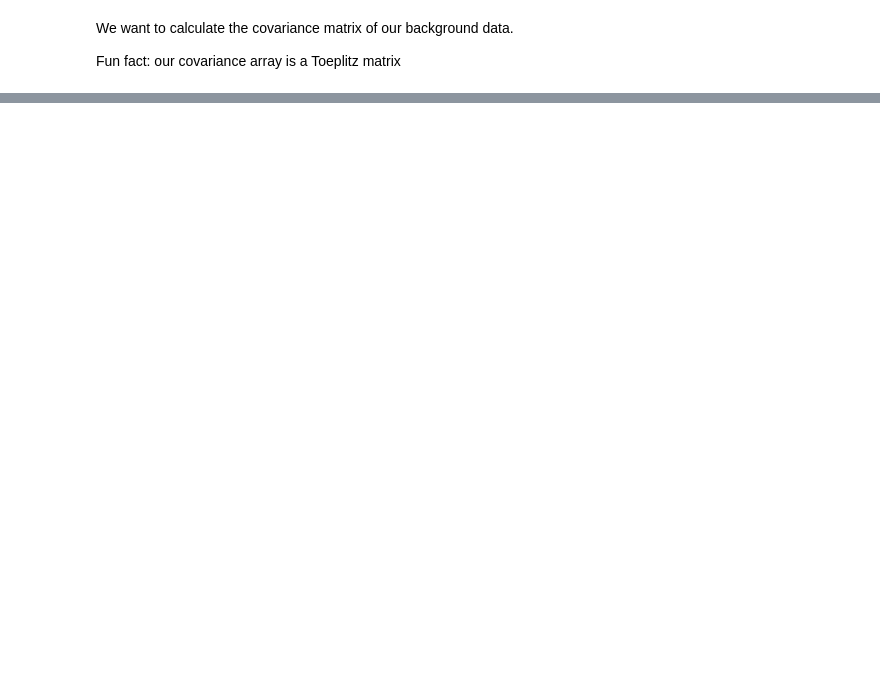
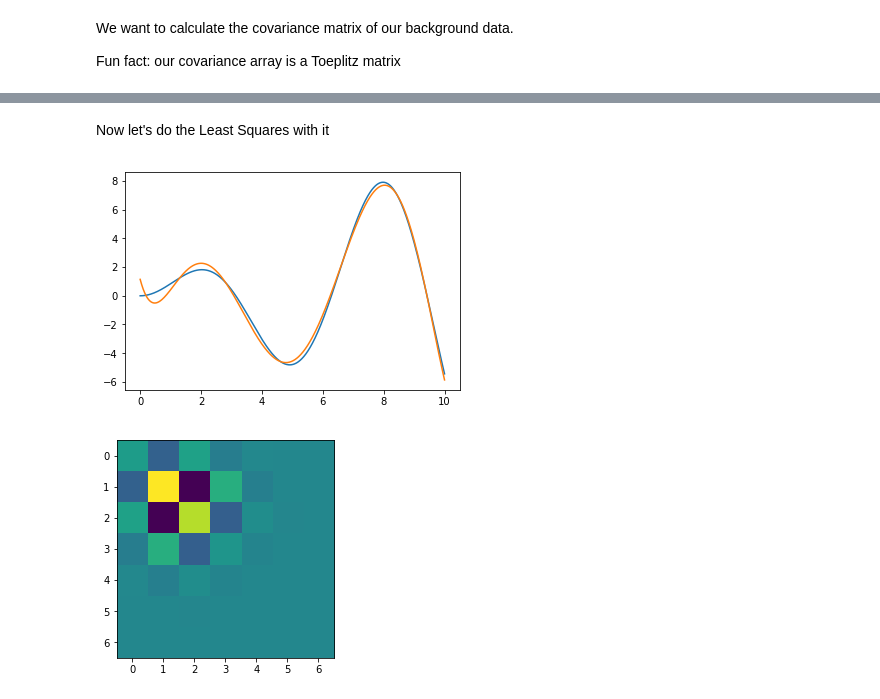
Before and after one commit to Vestaia/DSP, a Jupyter notebook: fitting/Python/Covariance Least Squares.ipynb, the cells around one changed output, grey strips where cells are left out. Drawn from its saved outputs; the diff is of its cells as text; code cells hidden in the pictures; blank space fills up the shorter version.

```diff
--- a/fitting/Python/Covariance Least Squares.ipynb
+++ b/fitting/Python/Covariance Least Squares.ipynb
@@ -12,16 +12,19 @@ import matplotlib.pyplot as plt
 import scipy.linalg
 
 device = torch.device("cuda:0" if torch.cuda.is_available() else "cpu")
-device = "cpu"
 # %%
 full_time_series = torch.from_numpy(np.loadtxt("./data/background_0.dat", dtype=np.float32))
 full_time_series = full_time_series.to(device)
 
 time_series = full_time_series
 # %%
-torch.cuda.reset_peak_memory_stats()
+try:
+    torch.cuda.reset_peak_memory_stats()
+except:
+    print("Cuda not supported or something like that")
 
 cov_mat_row_one = []
+means = []
 
 sliding_window_size = 1000
 batch_size = 100 # experimental so it runs well, must divide sliding_window_size evenly
@@ -31,9 +34,10 @@ y0_diff = y0_samples - torch.mean(y0_samples)
 
 for i in range(int(sliding_window_size / batch_size)):
     samples = time_series.unfold(0, sliding_window_size, 1).T[i * batch_size:(i + 1) * batch_size]
-    mean = torch.mean(samples)
-    diff = samples - mean
+    mean = torch.mean(samples, dim=1)
+    diff = (samples.T - mean).T
     cov_mat_row_one.append(diff @ y0_diff / y0_samples.shape[0])
+    means.append(mean)
     del samples
     del mean
     del diff
@@ -43,7 +47,8 @@ with torch.no_grad(): # not sure if this line is correct
     torch.cuda.empty_cache()
 
 cov_mat_row_one = torch.flatten(torch.stack(cov_mat_row_one))
+means = torch.flatten(torch.stack(means))
 
-print("Current MB allocated: " + str(torch.cuda.memory_allocated() / 1024 / 1024))
-print("Max MB allocated: " + str(torch.cuda.max_memory_allocated() / 1024 / 1024))
+print("Current GPU MB allocated: " + str(torch.cuda.memory_allocated() / 1024 / 1024))
+print("Max GPU MB allocated: " + str(torch.cuda.max_memory_allocated() / 1024 / 1024))
 # %% [output]
@@ -84,0 +100,2 @@ tensor([[ 4.7925e-02,  3.0581e-04, -4.9541e-04,  ...,  2.7534e-05,
+# %% [markdown]
+Now let's do the Least Squares with it
@@ -84,0 +130,26 @@ tensor([[ 4.7925e-02,  3.0581e-04, -4.9541e-04,  ...,  2.7534e-05,
+# %%
+x_data = torch.linspace(0, 10, 1000)
+y_data = x_data * torch.sin(x_data)
+
+basis = [const, linear, quad, cubic, quartic, quintic, hextic]
+
+
+design_mat = design_matrix(x_data, basis)
+pseudo_inv = torch.linalg.pinv(design_mat)
+
+fit_params = ls_fit(x_data, y_data, pseudo_inv)
+
+fit = torch.sum(design_mat * fit_params, dim=1)
+
+plt.plot(x_data, y_data)
+plt.plot(x_data, fit)
+
+plt.show()
+
+fit_params_cov_mat = pseudo_inv @ (cov_mat @ pseudo_inv.T)
+
+plt.imshow(fit_params_cov_mat)
+plt.show()
+# %% [output]
+[figure, added]
+[figure, added]
```
Also changed, not shown: parts of 5 cells of this notebook, 3 other files.
